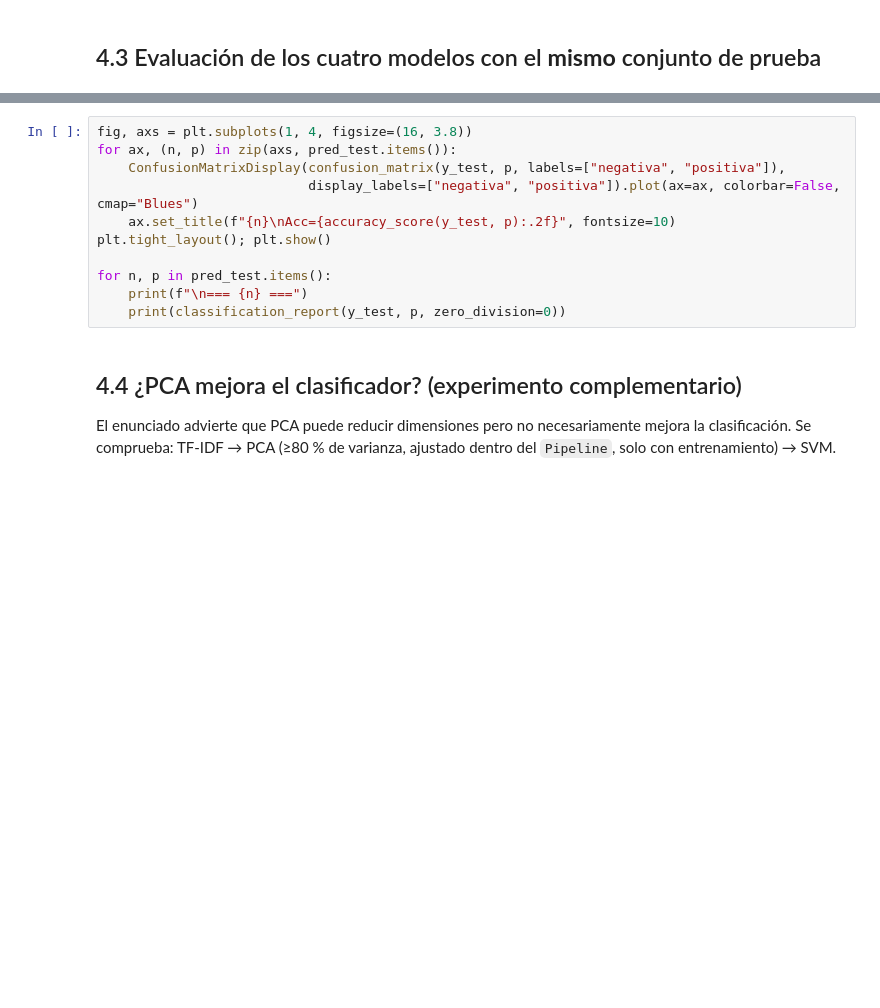
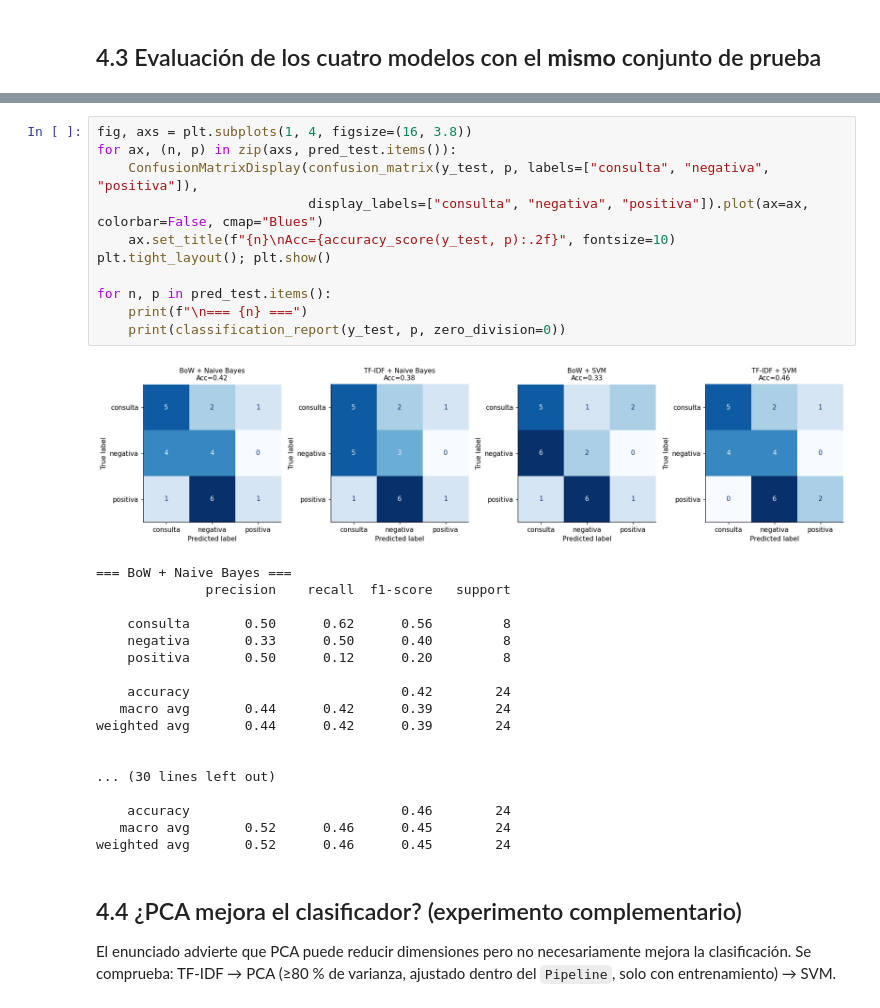
Before and after one commit to ismedinab96/2doParcialPLN, a Jupyter notebook: notebook/Parcial2_PLN.ipynb, the cells around one changed output, grey strips where cells are left out. Saved outputs shown, nothing was run; the diff lists cells and outputs as text; blank space fills up the shorter version.

```diff
--- a/notebook/Parcial2_PLN.ipynb
+++ b/notebook/Parcial2_PLN.ipynb
@@ -800,14 +896,33 @@ display(res.drop(columns=["Representación", "Clasificador"]).round(3))
 # %%
 fig, axs = plt.subplots(1, 4, figsize=(16, 3.8))
 for ax, (n, p) in zip(axs, pred_test.items()):
-    ConfusionMatrixDisplay(confusion_matrix(y_test, p, labels=["negativa", "positiva"]),
-                           display_labels=["negativa", "positiva"]).plot(ax=ax, colorbar=False, cmap="Blues")
+    ConfusionMatrixDisplay(confusion_matrix(y_test, p, labels=["consulta", "negativa", "positiva"]),
+                           display_labels=["consulta", "negativa", "positiva"]).plot(ax=ax, colorbar=False, cmap="Blues")
     ax.set_title(f"{n}\nAcc={accuracy_score(y_test, p):.2f}", fontsize=10)
 plt.tight_layout(); plt.show()
 
 for n, p in pred_test.items():
     print(f"\n=== {n} ===")
     print(classification_report(y_test, p, zero_division=0))
+# %% [output]
+[figure, added]
+=== BoW + Naive Bayes ===
+              precision    recall  f1-score   support
+
+    consulta       0.50      0.62      0.56         8
+    negativa       0.33      0.50      0.40         8
+    positiva       0.50      0.12      0.20         8
+
+    accuracy                           0.42        24
+   macro avg       0.44      0.42      0.39        24
+weighted avg       0.44      0.42      0.39        24
+
+
+... (30 lines left out)
+
+    accuracy                           0.46        24
+   macro avg       0.52      0.46      0.45        24
+weighted avg       0.52      0.46      0.45        24
 # %% [markdown]
 ## 4.4 ¿PCA mejora el clasificador? (experimento complementario)
 El enunciado advierte que PCA puede reducir dimensiones pero no necesariamente mejora la clasificación. Se comprueba: TF-IDF → PCA (≥80 % de varianza, ajustado dentro del `Pipeline`, solo con entrenamiento) → SVM.
```
Also changed, not shown: parts of 27 cells of this notebook, 1 other file.
